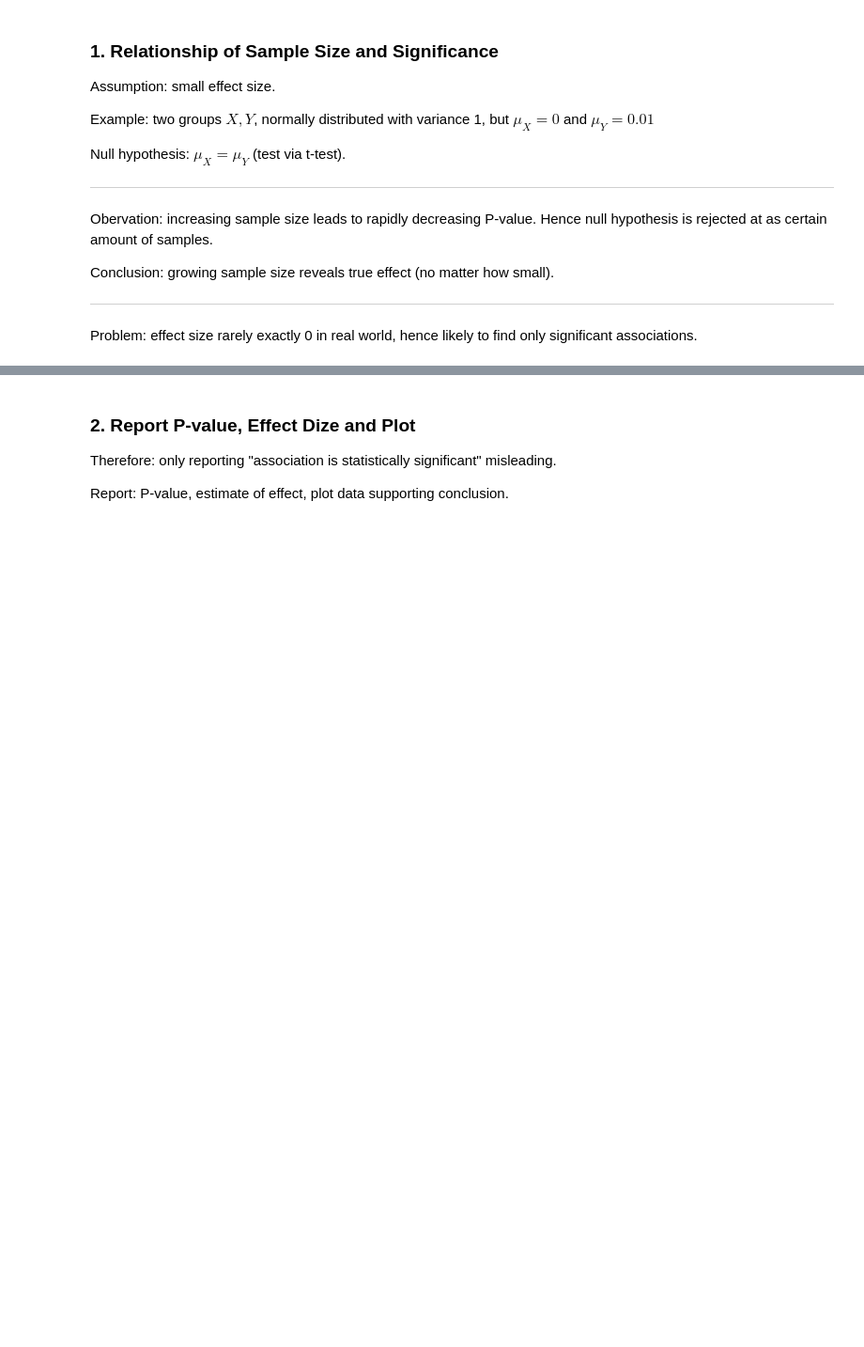
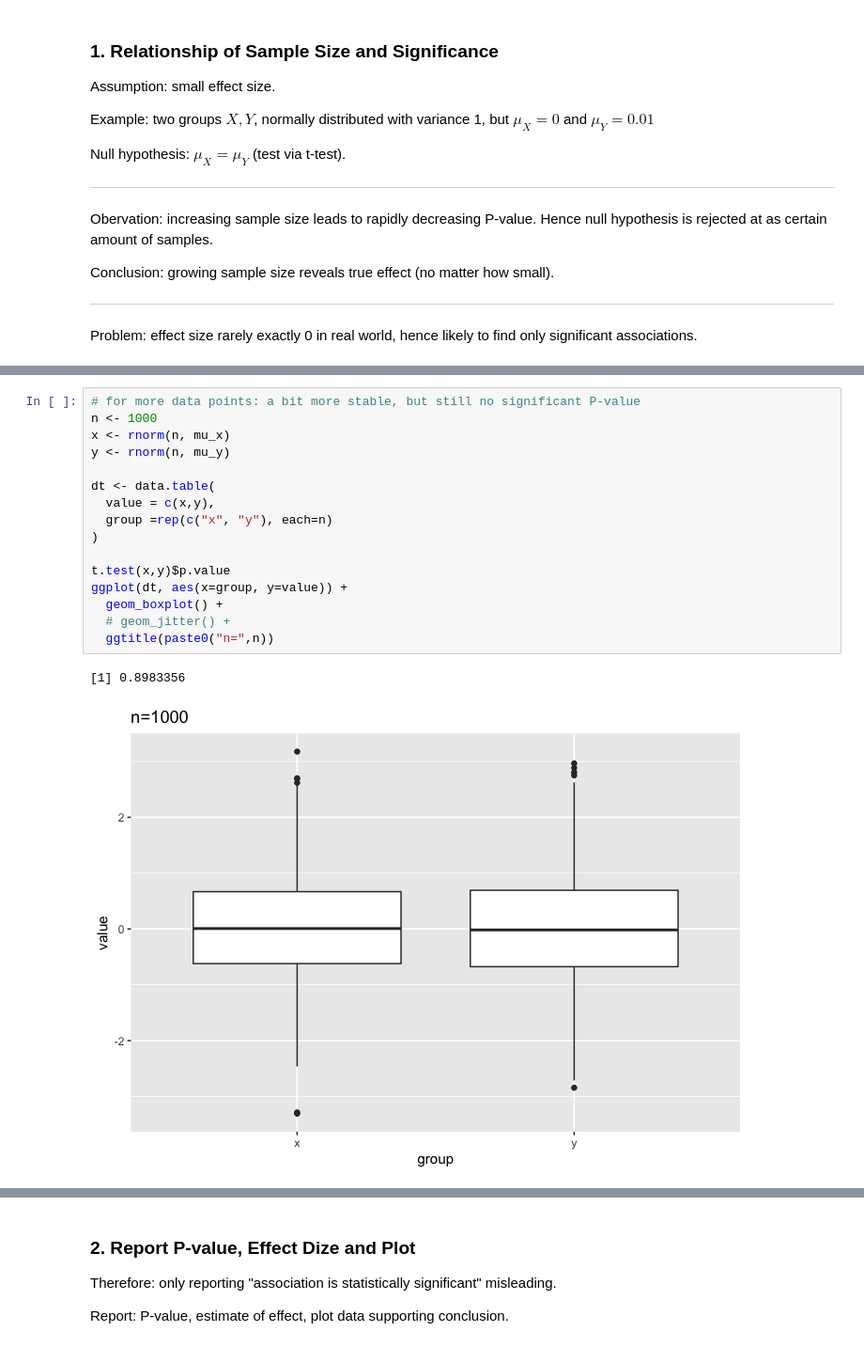
Before and after one commit to buozyte/r-playground-dataviz, a Jupyter notebook: cheatsheets/statistical_assessment_for_big_data.ipynb, the cells around one changed output, grey strips where cells are left out. Shown at 94% size. Cells and saved outputs as stored; diff of their text form; blank space fills up the shorter version.

```diff
--- a/cheatsheets/statistical_assessment_for_big_data.ipynb
+++ b/cheatsheets/statistical_assessment_for_big_data.ipynb
@@ -92,3 +92,22 @@ ggplot(dt, aes(x=group, y=value)) +
+# %%
+# for more data points: a bit more stable, but still no significant P-value
+n <- 1000
+x <- rnorm(n, mu_x)
+y <- rnorm(n, mu_y)
+
+dt <- data.table(
+  value = c(x,y),
+  group =rep(c("x", "y"), each=n)
+)
+
+t.test(x,y)$p.value
+ggplot(dt, aes(x=group, y=value)) +
+  geom_boxplot() +
+  # geom_jitter() +
+  ggtitle(paste0("n=",n))
+# %% [output]
+[1] 0.8983356
+[figure, added]
 # %%
 # significantly higher sample size
 
```
Also changed, not shown: parts of 4 cells of this notebook, 1 other file.
